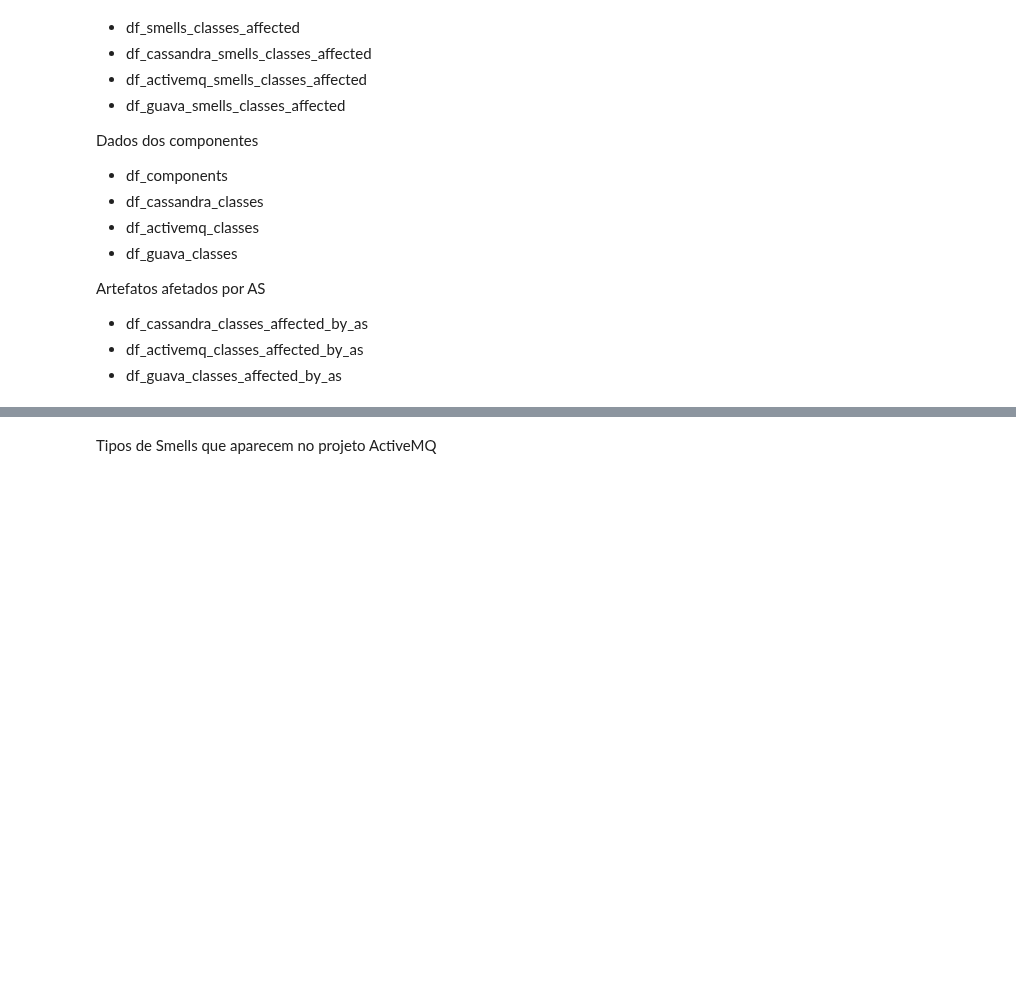
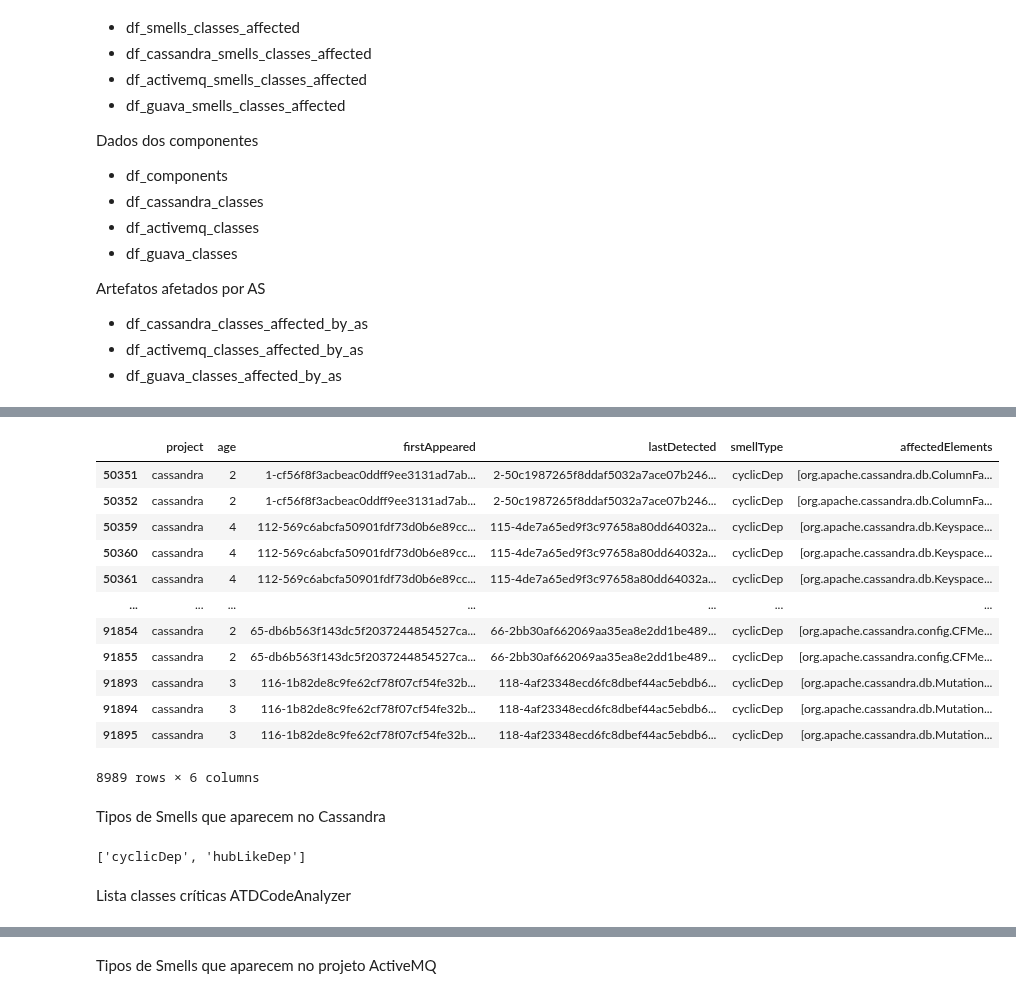
Before and after one commit to armandossrecife/piloto, a Jupyter notebook: compara_sas2022.ipynb, the cells around one changed output, grey strips where cells are left out. Cells and saved outputs as stored; diff of their text form; code cells hidden in the pictures; blank space fills up the shorter version.

```diff
--- a/compara_sas2022.ipynb
+++ b/compara_sas2022.ipynb
@@ -949,0 +958,26 @@ Artefatos afetados por AS
+# %%
+colunas_smells = ['project', 'age', 'firstAppeared', 'lastDetected', 'smellType', 'affectedElements']
+df_cassandra_smells_classes_affected[colunas_smells]
+# %% [output]
+|  | project | age | firstAppeared | lastDetected | smellType | affectedElements |
+| 50351 | cassandra | 2 | 1-cf56f8f3acbeac0ddff9ee3131ad7ab... | 2-50c1987265f8ddaf5032a7ace07b246... | cyclicDep | [org.apache.cassandra.db.ColumnFa... |
+| 50352 | cassandra | 2 | 1-cf56f8f3acbeac0ddff9ee3131ad7ab... | 2-50c1987265f8ddaf5032a7ace07b246... | cyclicDep | [org.apache.cassandra.db.ColumnFa... |
+| 50359 | cassandra | 4 | 112-569c6abcfa50901fdf73d0b6e89cc... | 115-4de7a65ed9f3c97658a80dd64032a... | cyclicDep | [org.apache.cassandra.db.Keyspace... |
+| 50360 | cassandra | 4 | 112-569c6abcfa50901fdf73d0b6e89cc... | 115-4de7a65ed9f3c97658a80dd64032a... | cyclicDep | [org.apache.cassandra.db.Keyspace... |
+| 50361 | cassandra | 4 | 112-569c6abcfa50901fdf73d0b6e89cc... | 115-4de7a65ed9f3c97658a80dd64032a... | cyclicDep | [org.apache.cassandra.db.Keyspace... |
+| ... | ... | ... | ... | ... | ... | ... |
+| 91854 | cassandra | 2 | 65-db6b563f143dc5f2037244854527ca... | 66-2bb30af662069aa35ea8e2dd1be489... | cyclicDep | [org.apache.cassandra.config.CFMe... |
+| 91855 | cassandra | 2 | 65-db6b563f143dc5f2037244854527ca... | 66-2bb30af662069aa35ea8e2dd1be489... | cyclicDep | [org.apache.cassandra.config.CFMe... |
+| 91893 | cassandra | 3 | 116-1b82de8c9fe62cf78f07cf54fe32b... | 118-4af23348ecd6fc8dbef44ac5ebdb6... | cyclicDep | [org.apache.cassandra.db.Mutation... |
+| 91894 | cassandra | 3 | 116-1b82de8c9fe62cf78f07cf54fe32b... | 118-4af23348ecd6fc8dbef44ac5ebdb6... | cyclicDep | [org.apache.cassandra.db.Mutation... |
+| 91895 | cassandra | 3 | 116-1b82de8c9fe62cf78f07cf54fe32b... | 118-4af23348ecd6fc8dbef44ac5ebdb6... | cyclicDep | [org.apache.cassandra.db.Mutation... |
+8989 rows × 6 columns
+# %% [markdown]
+Tipos de Smells que aparecem no Cassandra
+# %%
+cassandra_smells = df_cassandra_smells_classes_affected.smellType.unique().tolist()
+cassandra_smells
+# %% [output]
+['cyclicDep', 'hubLikeDep']
+# %% [markdown]
+Lista classes críticas ATDCodeAnalyzer
```
Also changed, not shown: parts of 23 cells of this notebook.
